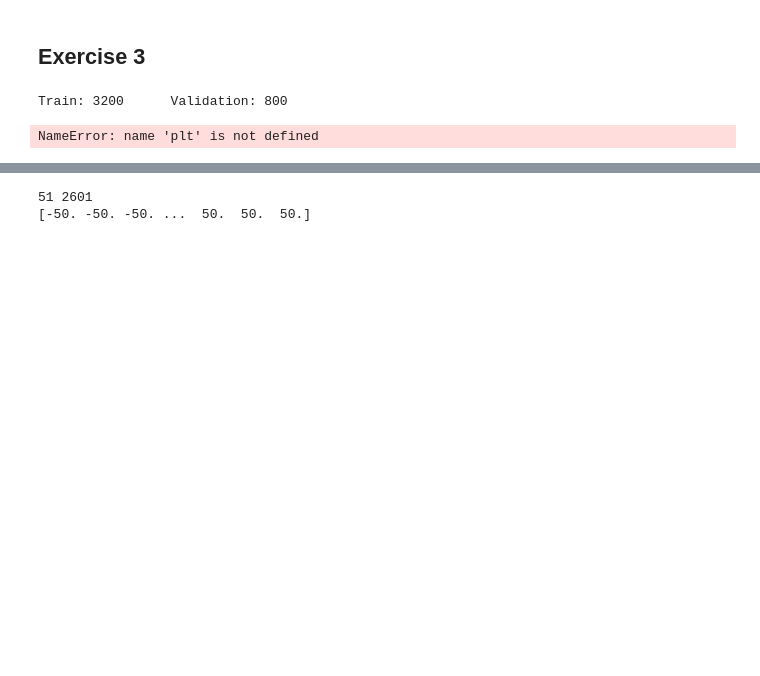
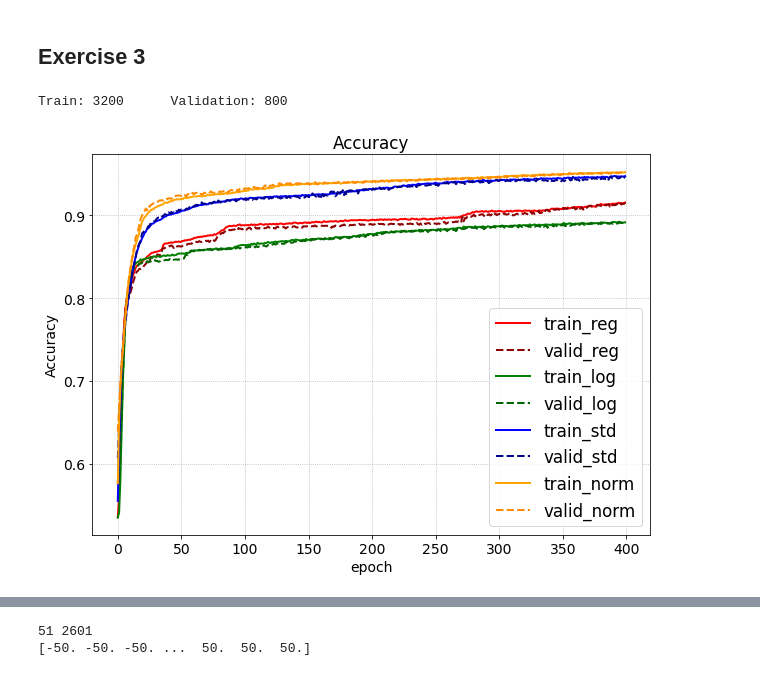
Before and after one commit to aidinattar/LoCP_MODB, a Jupyter notebook: Week2/ex2_bahador.ipynb, the cells around one changed output, grey strips where cells are left out. Drawn from its saved outputs; the diff is of its cells as text; code cells hidden in the pictures; blank space fills up the shorter version.

```diff
--- a/Week2/ex2_bahador.ipynb
+++ b/Week2/ex2_bahador.ipynb
@@ -1060,39 +1079,39 @@ Train: 3200      Validation: 800
 # %%
-fig,AX=plt.subplots(1,2,figsize=(20,10))
-ax=AX[0]
+fig,AX=plt.subplots(1,1,figsize=(10,7))
+ax=AX
 ax.plot(reg_acc_train_avg, label="train_reg",            lw = 2, ls = 'solid' , c = 'red')
 ax.plot(reg_acc_val_avg,   label="valid_reg",           lw = 2, ls = 'dashed', c = 'darkred')
 ax.plot(log_acc_train_avg, label="train_log",            lw = 2, ls = 'solid' , c = 'green')
 ax.plot(log_acc_val_avg,   label="valid_log",           lw = 2, ls = 'dashed', c = 'darkgreen')
 ax.plot(std_acc_train_avg ,label="train_std",           lw = 2, ls = 'solid' , c = 'blue')
 ax.plot(std_acc_val_avg,   label="valid_std",          lw = 2, ls = 'dashed', c = 'darkblue')
 ax.plot(norm_acc_train_avg,label="train_norm",            lw = 2, ls = 'solid' , c = 'orange')
 ax.plot(norm_acc_val_avg,  label="valid_norm",           lw = 2, ls = 'dashed', c = 'darkorange')
 ax.set_xlabel('epoch')
 ax.set_ylabel("Accuracy")
 ax.set_title("Accuracy")
-ax.legend(loc='lower right')
+ax.legend(loc='lower right', fontsize= 'large')
 ax.grid(ls='dotted')
 
-ax=AX[1]
-ax.plot(reg_loss_train_avg,label="train_reg",            lw = 2, ls = 'solid' , c = 'red')
-ax.plot(reg_loss_val_avg,label="valid._reg",           lw = 2, ls = 'dashed', c = 'darkred')
-ax.plot(log_loss_train_avg,label="train_log",            lw = 2, ls = 'solid' , c = 'green')
-ax.plot(log_loss_val_avg,label="valid._log",           lw = 2, ls = 'dashed', c = 'darkgreen')
-ax.plot(std_loss_train_avg,label="train_std",           lw = 2, ls = 'solid' , c = 'blue')
-ax.plot(std_loss_val_avg,label="valid._std",          lw = 2, ls = 'dashed', c = 'darkblue')
-ax.plot(norm_loss_train_avg,label="train_norm",            lw = 2, ls = 'solid' , c = 'orange')
-ax.plot(norm_loss_val_avg,label="valid._norm",           lw = 2, ls = 'dashed', c = 'darkorange')
-ax.set_xlabel('epoch')
-ax.set_ylabel("Loss")
-ax.set_title("Loss")
-ax.legend()
-ax.grid(ls='dotted')
+# ax=AX[1]
+# ax.plot(reg_loss_train_avg,label="train_reg",            lw = 2, ls = 'solid' , c = 'red')
+# ax.plot(reg_loss_val_avg,label="valid._reg",           lw = 2, ls = 'dashed', c = 'darkred')
+# ax.plot(log_loss_train_avg,label="train_log",            lw = 2, ls = 'solid' , c = 'green')
+# ax.plot(log_loss_val_avg,label="valid._log",           lw = 2, ls = 'dashed', c = 'darkgreen')
+# ax.plot(std_loss_train_avg,label="train_std",           lw = 2, ls = 'solid' , c = 'blue')
+# ax.plot(std_loss_val_avg,label="valid._std",          lw = 2, ls = 'dashed', c = 'darkblue')
+# ax.plot(norm_loss_train_avg,label="train_norm",            lw = 2, ls = 'solid' , c = 'orange')
+# ax.plot(norm_loss_val_avg,label="valid._norm",           lw = 2, ls = 'dashed', c = 'darkorange')
+# ax.set_xlabel('epoch')
+# ax.set_ylabel("Loss")
+# ax.set_title("Loss")
+# ax.legend(fontsize='x-large')
+# ax.grid(ls='dotted')
 
 # fig.suptitle('Using Different Scaling Functions', fontsize=16)
 plt.show()
 # %% [output]
-NameError: name 'plt' is not defined
+[figure, added]
 # %%
 #Implementation of Different Initial Weights
 
```
Also changed, not shown: parts of 7 cells of this notebook.
